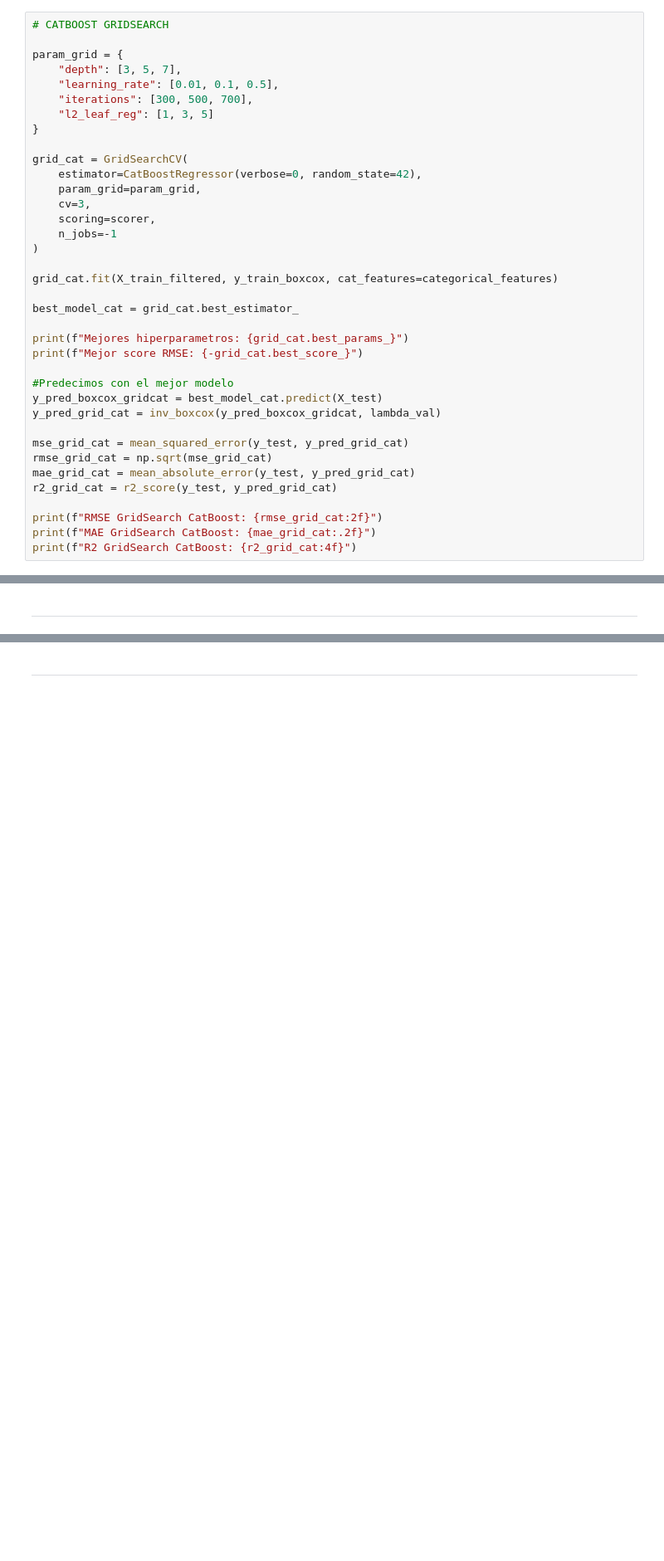
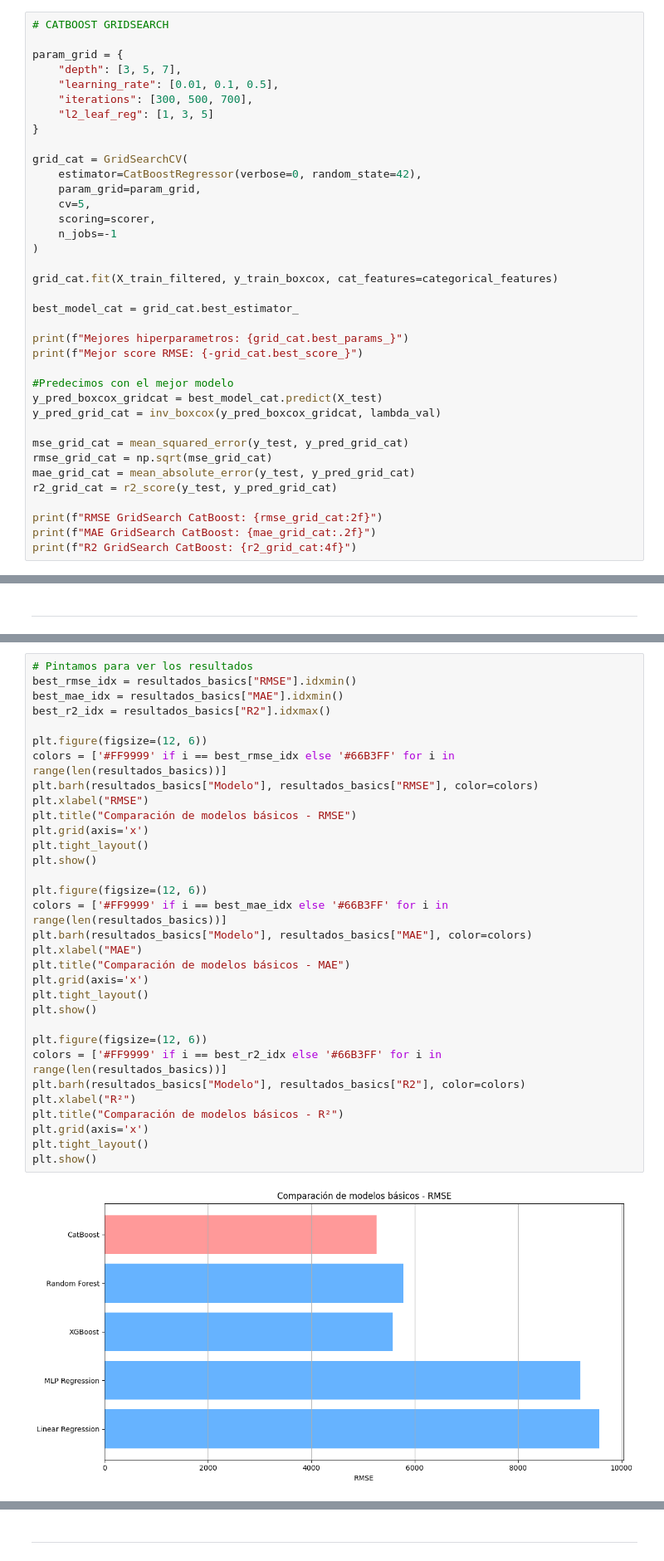
Before and after one commit to antonio-herrera-gb/ML_Adidas-Forecast, a Jupyter notebook: src/notebooks/two.ipynb, the cells around one changed output, grey strips where cells are left out. Shown at 83% size. Drawn from its saved outputs; the diff is of its cells as text; blank space fills up the shorter version.

```diff
--- a/src/notebooks/two.ipynb
+++ b/src/notebooks/two.ipynb
@@ -870,7 +881,7 @@ param_grid = {
 grid_cat = GridSearchCV(
     estimator=CatBoostRegressor(verbose=0, random_state=42),
     param_grid=param_grid,
-    cv=3,
+    cv=5,
     scoring=scorer,
     n_jobs=-1
 )
@@ -1127,0 +1599,34 @@ Neural Network - R2: 0.5006
+# %%
+# Pintamos para ver los resultados
+best_rmse_idx = resultados_basics["RMSE"].idxmin()
+best_mae_idx = resultados_basics["MAE"].idxmin()
+best_r2_idx = resultados_basics["R2"].idxmax()
+
+plt.figure(figsize=(12, 6))
+colors = ['#FF9999' if i == best_rmse_idx else '#66B3FF' for i in range(len(resultados_basics))]
+plt.barh(resultados_basics["Modelo"], resultados_basics["RMSE"], color=colors)
+plt.xlabel("RMSE")
+plt.title("Comparación de modelos básicos - RMSE")
+plt.grid(axis='x')
+plt.tight_layout()
+plt.show()
+
+plt.figure(figsize=(12, 6))
+colors = ['#FF9999' if i == best_mae_idx else '#66B3FF' for i in range(len(resultados_basics))]
+plt.barh(resultados_basics["Modelo"], resultados_basics["MAE"], color=colors)
+plt.xlabel("MAE")
+plt.title("Comparación de modelos básicos - MAE")
+plt.grid(axis='x')
+plt.tight_layout()
+plt.show()
+
+plt.figure(figsize=(12, 6))
+colors = ['#FF9999' if i == best_r2_idx else '#66B3FF' for i in range(len(resultados_basics))]
+plt.barh(resultados_basics["Modelo"], resultados_basics["R2"], color=colors)
+plt.xlabel("R²")
+plt.title("Comparación de modelos básicos - R²")
+plt.grid(axis='x')
+plt.tight_layout()
+plt.show()
+# %% [output]
+[figure, added]
```
Also changed, not shown: parts of 40 cells of this notebook, 4 other files.
